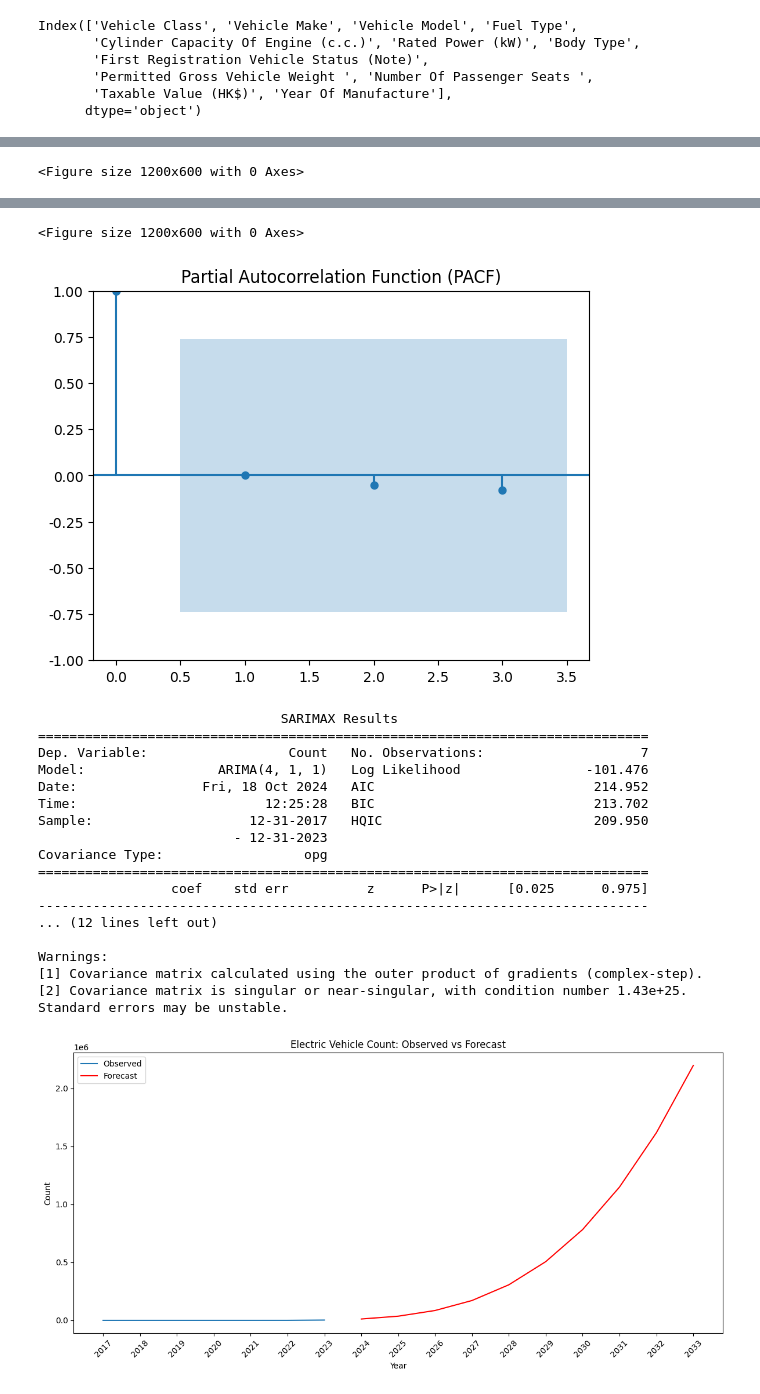
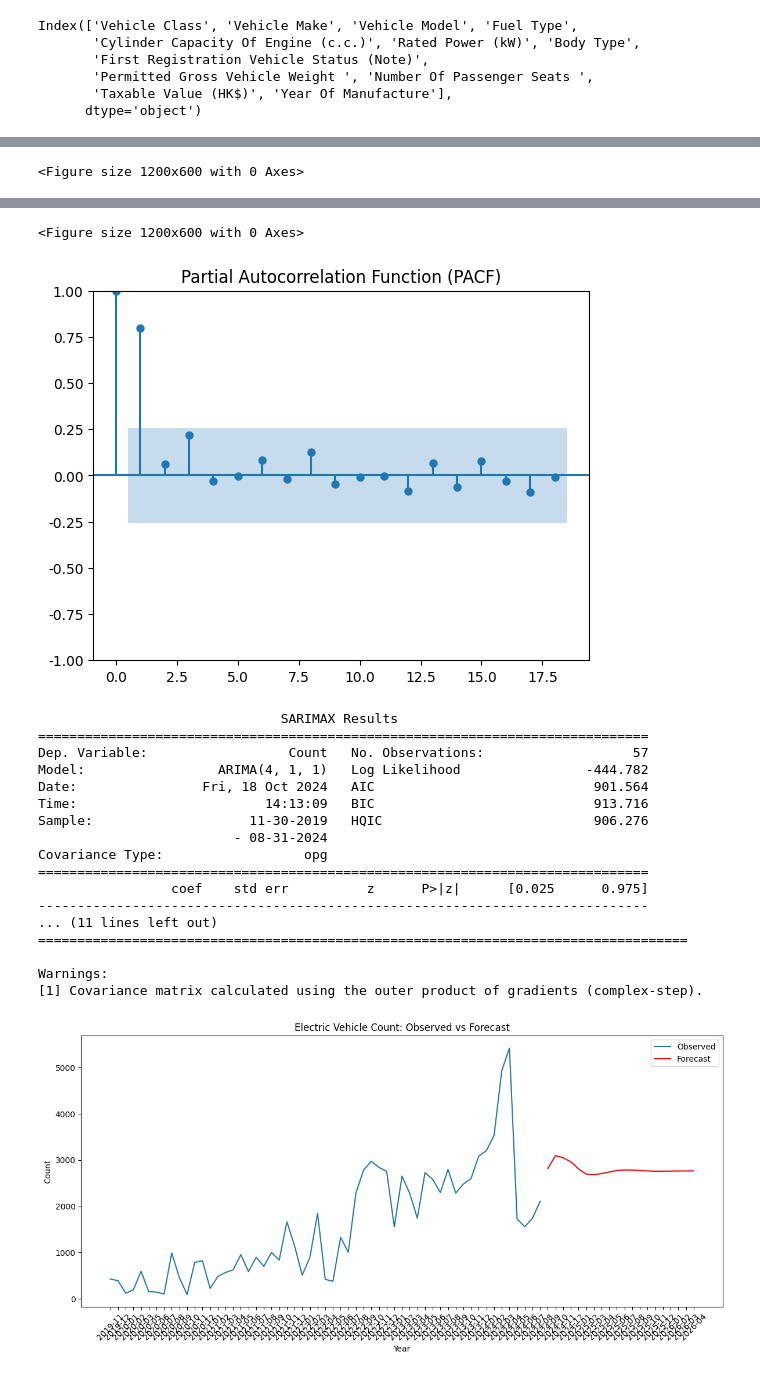
Before and after one commit to lilyleungch/erbscope99, a Jupyter notebook: data_cleansing/KK_HK_Data/modeling.ipynb, the cells around one changed output, grey strips where cells are left out. Cells and saved outputs as stored; diff of their text form; code cells hidden in the pictures.

Commit message:
forecasting

```diff
--- a/data_cleansing/KK_HK_Data/modeling.ipynb
+++ b/data_cleansing/KK_HK_Data/modeling.ipynb
@@ -29,0 +47,10 @@ Index(['Vehicle Class', 'Vehicle Make', 'Vehicle Model', 'Fuel Type',
+# %%
+df_electric = pd.read_csv('master_df-1.csv')
+df_electric=df_electric[df_electric['Fuel Type']=='Electric']
+df_electric.set_index('Date', inplace=True)
+
+df_electric.index = pd.to_datetime(df_electric.index, format='%b%Y')
+df_electric.sort_index(inplace=True)
+df_electric.index = df_electric.index.to_period('M')
+df_electric.drop(columns='Fuel Type', inplace  = True)
+df_electric
@@ -30,14 +76,7 @@ Index(['Vehicle Class', 'Vehicle Make', 'Vehicle Model', 'Fuel Type',
 # %%
-df_electric = df_electric.drop(columns=columns_to_drop)
-
-df_electric.set_index('Year Of Manufacture', inplace=True)
-
-df_electric.index = pd.to_datetime(df_electric.index, format='%Y')
-df_electric.index = df_electric.index.to_period('Y')
-df_electric.sort_index(inplace=True)
 
 
-df_electric = df_electric.groupby(df_electric.index).size().rename('Count')
+
 
 print("Current data:")
 for year, count in df_electric.items():
@@ -59,12 +98,12 @@ model_fit = model.fit()
 
 print(model_fit.summary())
 
-forecast_steps = 10
+forecast_steps = 20
 forecast = model_fit.forecast(steps=forecast_steps)
 
 plt.figure(figsize=(12, 6))
 plt.plot(df_electric.index.astype(str), df_electric.values, label='Observed')
-forecast_index = pd.period_range(start=df_electric.index[-1] + 1, periods=forecast_steps, freq='Y')
+forecast_index = pd.period_range(start=df_electric.index[-1] + 1, periods=forecast_steps, freq='M')
 plt.plot(forecast_index.astype(str), forecast, color='red', label='Forecast')
 plt.title('Electric Vehicle Count: Observed vs Forecast')
 plt.xlabel('Year')
@@ -97,21 +145,21 @@ Current data:
 <Figure size 1200x600 with 0 Axes>
-[figure, old version]
+[figure, new version]
                                SARIMAX Results
 ==============================================================================
-Dep. Variable:                  Count   No. Observations:                    7
-Model:                 ARIMA(4, 1, 1)   Log Likelihood                -101.476
-Date:                Fri, 18 Oct 2024   AIC                            214.952
-Time:                        12:25:28   BIC                            213.702
-Sample:                    12-31-2017   HQIC                           209.950
-                         - 12-31-2023
+Dep. Variable:                  Count   No. Observations:                   57
+Model:                 ARIMA(4, 1, 1)   Log Likelihood                -444.782
+Date:                Fri, 18 Oct 2024   AIC                            901.564
+Time:                        14:13:09   BIC                            913.716
+Sample:                    11-30-2019   HQIC                           906.276
+                         - 08-31-2024
 Covariance Type:                  opg
 ==============================================================================
                  coef    std err          z      P>|z|      [0.025      0.975]
 ------------------------------------------------------------------------------
-... (12 lines left out)
+... (11 lines left out)
+===================================================================================
 
 Warnings:
 [1] Covariance matrix calculated using the outer product of gradients (complex-step).
-[2] Covariance matrix is singular or near-singular, with condition number 1.43e+25. Standard errors may be unstable.
-[figure, old version]
+[figure, new version]
 Forecast for the next 10 years:
```
Also changed, not shown: parts of 3 cells of this notebook, 1 other file.
